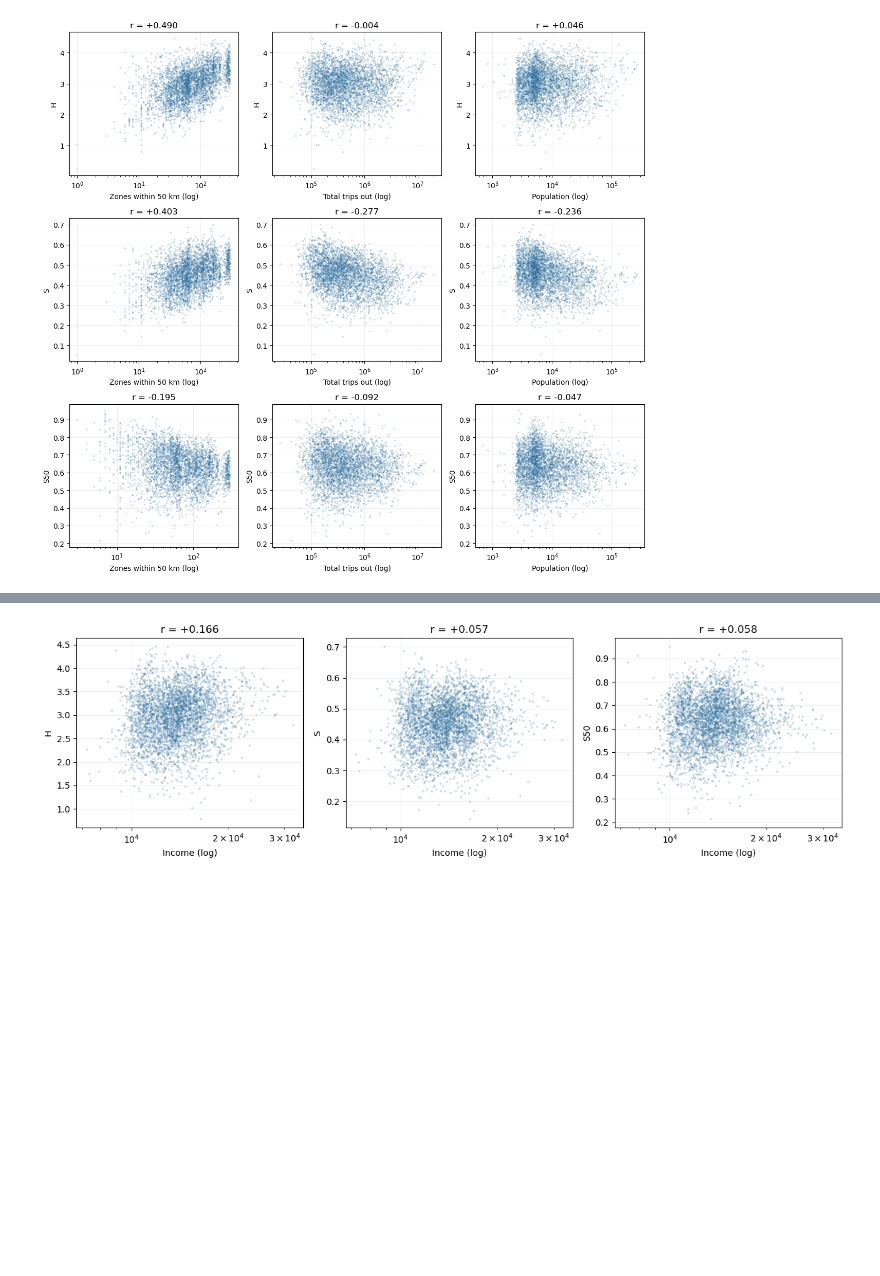
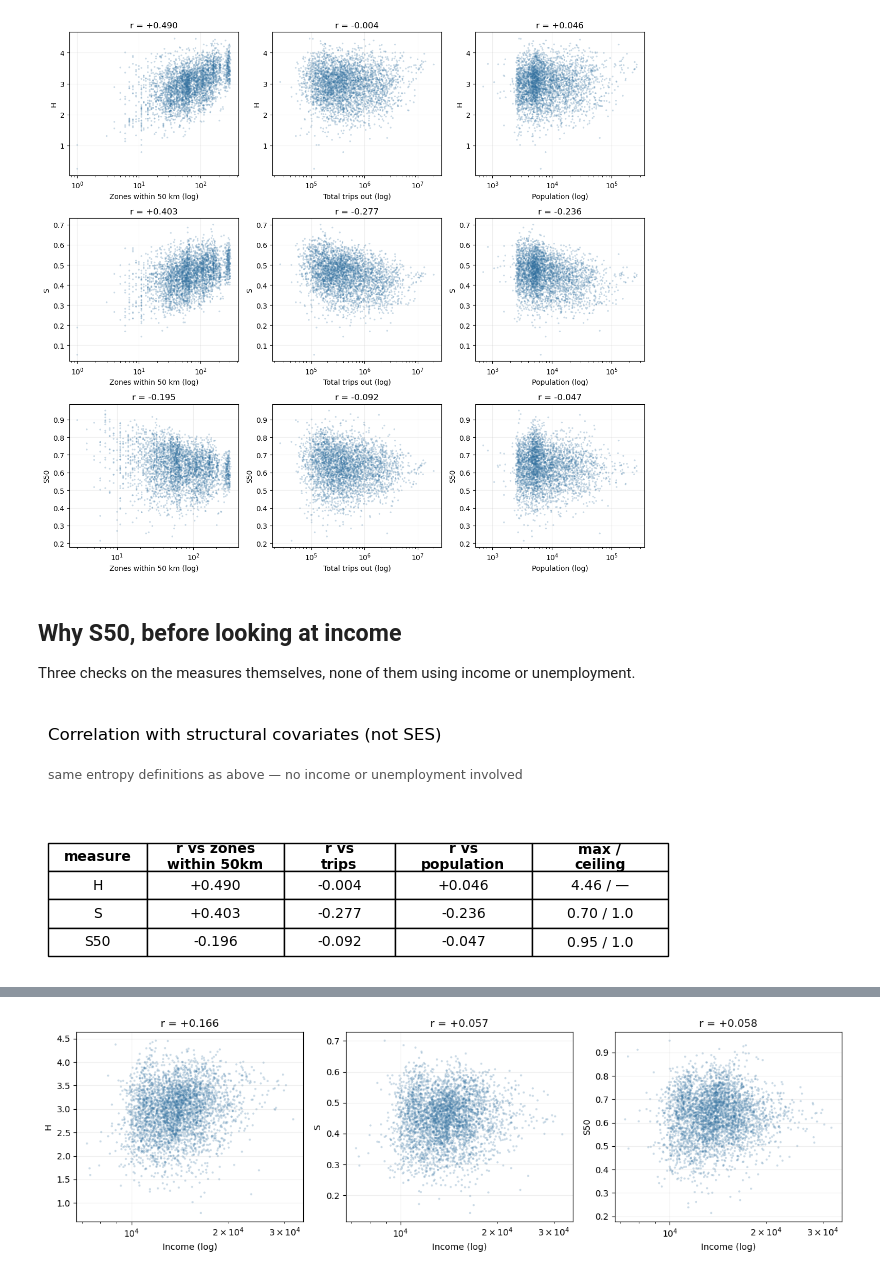
Before and after one commit to imbricata/spain-mobility-internship, a Jupyter notebook: notebooks/entropy.ipynb, the cells around one changed output, grey strips where cells are left out. Cells and saved outputs as stored; diff of their text form; code cells hidden in the pictures; blank space fills up the shorter version.

```diff
--- a/notebooks/entropy.ipynb
+++ b/notebooks/entropy.ipynb
@@ -7,7 +7,7 @@ from pathlib import Path
 import pandas as pd
 import matplotlib.pyplot as plt
 
-SAVE = {"income_diversity"}  # section names to write PNGs for; empty set = write none
+SAVE = {"income_diversity", "s50_defense", "ses_formula"}  # section names to write PNGs for; empty set = write none
 
 
 def save(fig, name, section=None):
@@ -516,3 +518,43 @@ save(fig, "confounds_H_S_S50.png", "measure1")
 plt.show()
 # %% [output]
 [figure]
+# %% [markdown]
+## Why S50, before looking at income
+
+Three checks on the measures themselves, none of them using income or unemployment.
+# %%
+fig, ax = plt.subplots(figsize=(8, 3.2))
+ax.axis("off")
+ax.text(0, 0.95, "Correlation with structural covariates (not SES)", fontsize=12, va="top")
+ax.text(0, 0.78, "same entropy definitions as above — no income or unemployment involved", fontsize=9, va="top", color="#555555")
+
+rows = []
+for name in ["H", "S", "S50"]:
+    x = e[["n_avail", "trips", "population", name]].dropna()
+    x = x[(x["n_avail"] > 0) & (x["trips"] > 0) & (x["population"] > 0)]
+    ceiling = "—" if name == "H" else "1.0"
+    rows.append([
+        name,
+        f"{np.corrcoef(np.log(x['n_avail']), x[name])[0,1]:+.3f}",
+        f"{np.corrcoef(np.log(x['trips']), x[name])[0,1]:+.3f}",
+        f"{np.corrcoef(np.log(x['population']), x[name])[0,1]:+.3f}",
+        f"{entropy[name].max():.2f} / {ceiling}",
+    ])
+
+table = ax.table(
+    cellText=rows,
+    colLabels=["measure", "r vs zones\nwithin 50km", "r vs\ntrips", "r vs\npopulation", "max /\nceiling"],
+    cellLoc="center",
+    loc="lower center",
+    colWidths=[0.16, 0.22, 0.18, 0.22, 0.22],
+)
+table.auto_set_font_size(False)
+table.set_fontsize(10)
+table.scale(1, 1.7)
+for j in range(5):
+    table[0, j].set_text_props(weight="bold")
+
+save(fig, "s50_defense_table.png", "s50_defense")
+plt.show()
+# %% [output]
+[figure, added]
```
Also changed, not shown: parts of 15 cells of this notebook, 12 other files.
